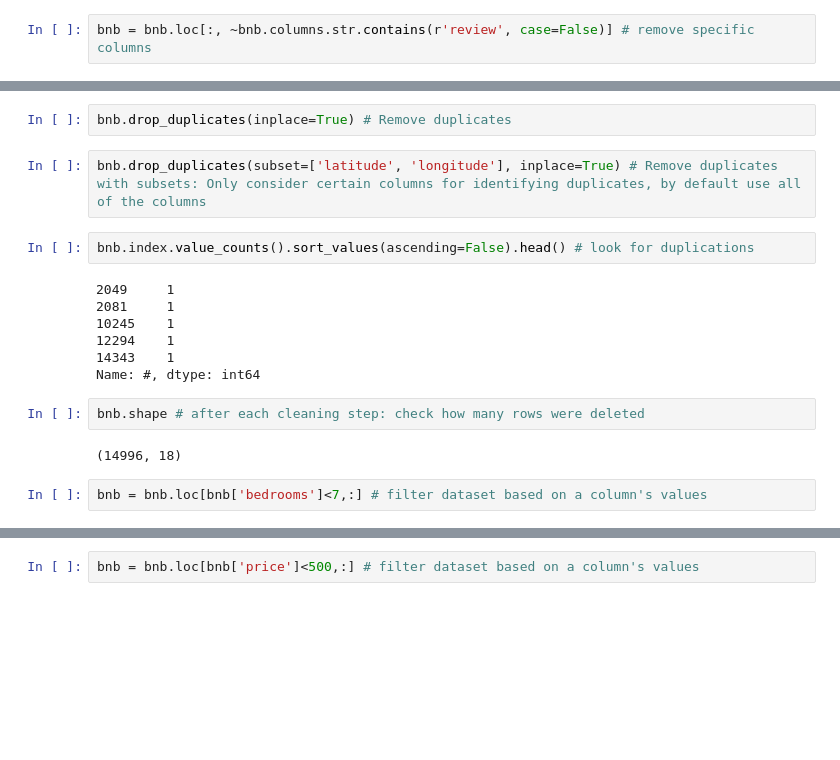
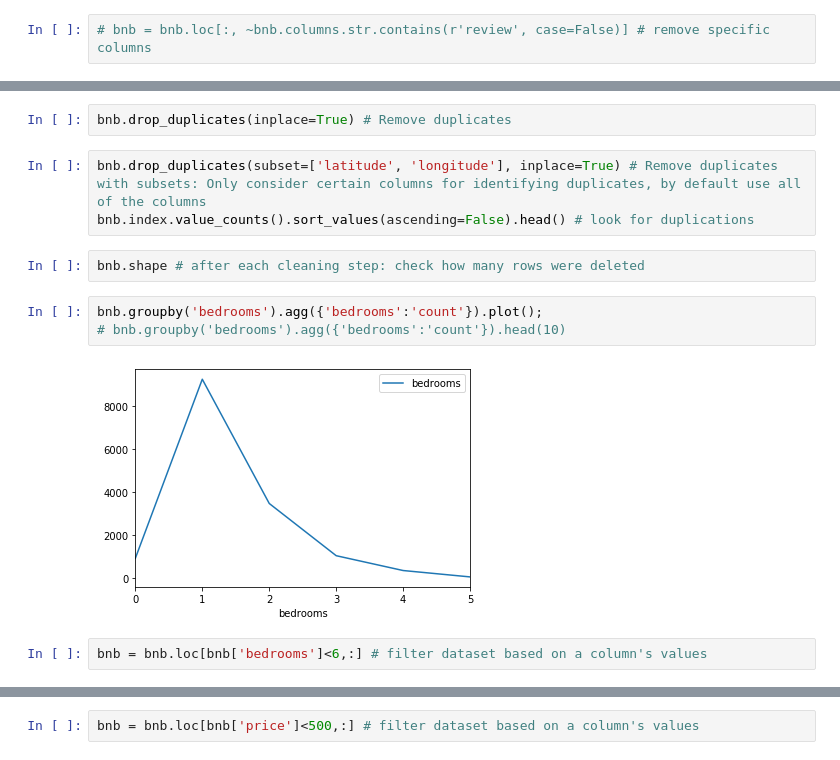
Before and after one commit to orbenishay/Regression-Project, a Jupyter notebook: Amsterdam3.ipynb, the cells around one changed output, grey strips where cells are left out. Cells and saved outputs as stored; diff of their text form; blank space fills up the shorter version.

```diff
--- a/Amsterdam3.ipynb
+++ b/Amsterdam3.ipynb
@@ -135,25 +135,20 @@ bnb.head()
 # %%
 bnb = bnb[bnb.isnull().sum(axis=1)<1] # Remove rows with more than 1 `NaN`'s.
 # %%
-bnb = bnb.loc[:, ~bnb.columns.str.contains(r'review', case=False)] # remove specific columns
+# bnb = bnb.loc[:, ~bnb.columns.str.contains(r'review', case=False)] # remove specific columns
 # %%
 bnb = bnb.loc[:, ~bnb.columns.str.contains(r'calculated', case=False)] # remove specific columns
 # %%
 bnb.drop_duplicates(inplace=True) # Remove duplicates
 # %%
 bnb.drop_duplicates(subset=['latitude', 'longitude'], inplace=True) # Remove duplicates with subsets: Only consider certain columns for identifying duplicates, by default use all of the columns
+bnb.index.value_counts().sort_values(ascending=False).head() # look for duplications
-# %%
-bnb.index.value_counts().sort_values(ascending=False).head() # look for duplications
-# %% [output]
-2049     1
-2081     1
-10245    1
-12294    1
-14343    1
-Name: #, dtype: int64
 # %%
 bnb.shape # after each cleaning step: check how many rows were deleted
-# %% [output]
-(14996, 18)
+# %%
+bnb.groupby('bedrooms').agg({'bedrooms':'count'}).plot();
+# bnb.groupby('bedrooms').agg({'bedrooms':'count'}).head(10)
+# %% [output]
+[figure, added]
 # %%
-bnb = bnb.loc[bnb['bedrooms']<7,:] # filter dataset based on a column's values
+bnb = bnb.loc[bnb['bedrooms']<6,:] # filter dataset based on a column's values
```
Also changed, not shown: parts of 3 cells of this notebook.
